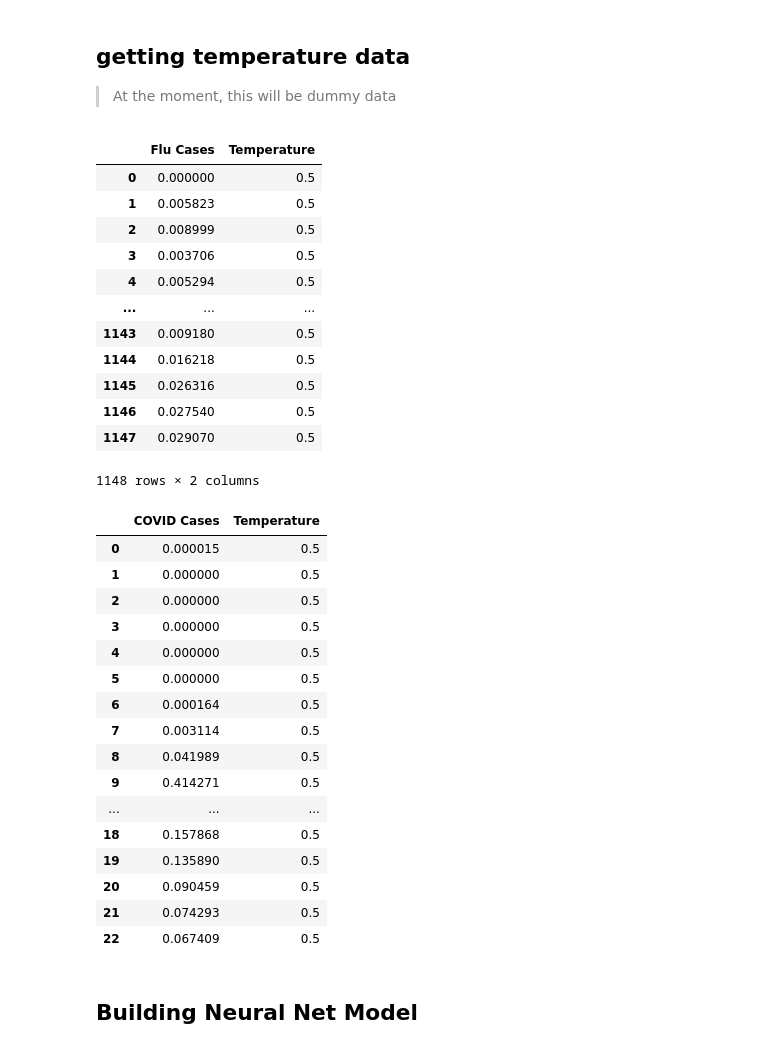
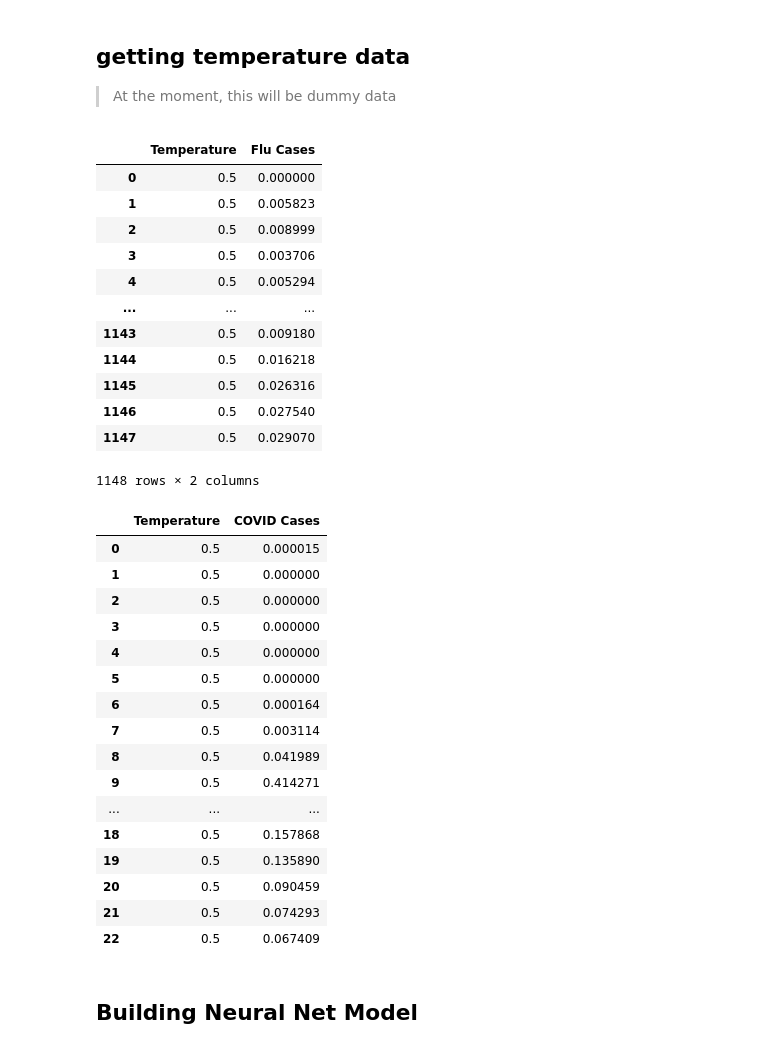
Before and after one commit to tamjazad/ml-covid19, a Jupyter notebook: flu-trained-models/ny_flu_temp_nextWed.ipynb, the cells around one changed output. Saved outputs shown, nothing was run; the diff lists cells and outputs as text; code cells hidden in the pictures.

```diff
--- a/flu-trained-models/ny_flu_temp_nextWed.ipynb
+++ b/flu-trained-models/ny_flu_temp_nextWed.ipynb
@@ -252,50 +252,50 @@ dtype: float64
 flu_temp_data = np.full(len(all_cases_norm_series), 0.5)
 # %%
 training_data_df = pd.DataFrame({
-    "Flu Cases" : all_cases_norm_series,
-    "Temperature" : flu_temp_data
+    "Temperature" : flu_temp_data,
+    "Flu Cases" : all_cases_norm_series
 })
 training_data_df
 # %% [output]
-|  | Flu Cases | Temperature |
-| 0 | 0.000000 | 0.5 |
-| 1 | 0.005823 | 0.5 |
-| 2 | 0.008999 | 0.5 |
-| 3 | 0.003706 | 0.5 |
-| 4 | 0.005294 | 0.5 |
+|  | Temperature | Flu Cases |
+| 0 | 0.5 | 0.000000 |
+| 1 | 0.5 | 0.005823 |
+| 2 | 0.5 | 0.008999 |
+| 3 | 0.5 | 0.003706 |
+| 4 | 0.5 | 0.005294 |
 | ... | ... | ... |
-| 1143 | 0.009180 | 0.5 |
-| 1144 | 0.016218 | 0.5 |
-| 1145 | 0.026316 | 0.5 |
-| 1146 | 0.027540 | 0.5 |
-| 1147 | 0.029070 | 0.5 |
+| 1143 | 0.5 | 0.009180 |
+| 1144 | 0.5 | 0.016218 |
+| 1145 | 0.5 | 0.026316 |
+| 1146 | 0.5 | 0.027540 |
+| 1147 | 0.5 | 0.029070 |
 1148 rows × 2 columns
 # %%
 covid_temp_data = np.full(len(ny_wnew_cases_norm), 0.5)
 # %%
 testing_data_df = pd.DataFrame({
-    "COVID Cases" : ny_wnew_cases_norm,
-    "Temperature" : covid_temp_data
+    "Temperature" : covid_temp_data,
+    "COVID Cases" : ny_wnew_cases_norm
 })
 testing_data_df
 # %% [output]
-|  | COVID Cases | Temperature |
-| 0 | 0.000015 | 0.5 |
-| 1 | 0.000000 | 0.5 |
-| 2 | 0.000000 | 0.5 |
-| 3 | 0.000000 | 0.5 |
-| 4 | 0.000000 | 0.5 |
-| 5 | 0.000000 | 0.5 |
-| 6 | 0.000164 | 0.5 |
-| 7 | 0.003114 | 0.5 |
-| 8 | 0.041989 | 0.5 |
-| 9 | 0.414271 | 0.5 |
+|  | Temperature | COVID Cases |
+| 0 | 0.5 | 0.000015 |
+| 1 | 0.5 | 0.000000 |
+| 2 | 0.5 | 0.000000 |
+| 3 | 0.5 | 0.000000 |
+| 4 | 0.5 | 0.000000 |
+| 5 | 0.5 | 0.000000 |
+| 6 | 0.5 | 0.000164 |
+| 7 | 0.5 | 0.003114 |
+| 8 | 0.5 | 0.041989 |
+| 9 | 0.5 | 0.414271 |
 | ... | ... | ... |
-| 18 | 0.157868 | 0.5 |
-| 19 | 0.135890 | 0.5 |
-| 20 | 0.090459 | 0.5 |
-| 21 | 0.074293 | 0.5 |
-| 22 | 0.067409 | 0.5 |
+| 18 | 0.5 | 0.157868 |
+| 19 | 0.5 | 0.135890 |
+| 20 | 0.5 | 0.090459 |
+| 21 | 0.5 | 0.074293 |
+| 22 | 0.5 | 0.067409 |
 # %%
 training_data_np = training_data_df.values
 testing_data_np = testing_data_df.values
```
Also changed, not shown: parts of 3 cells of this notebook.
